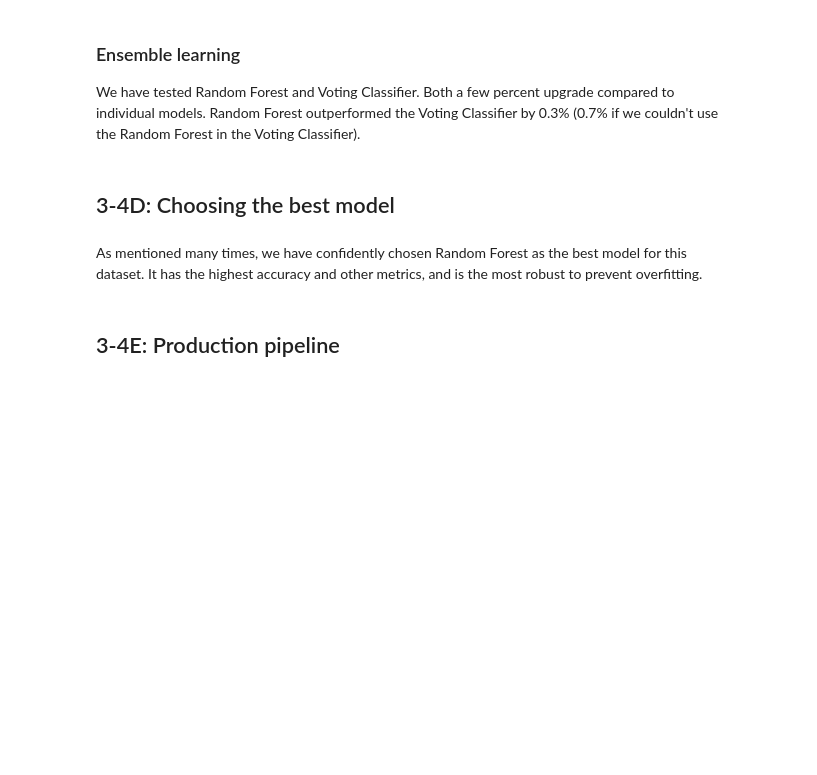
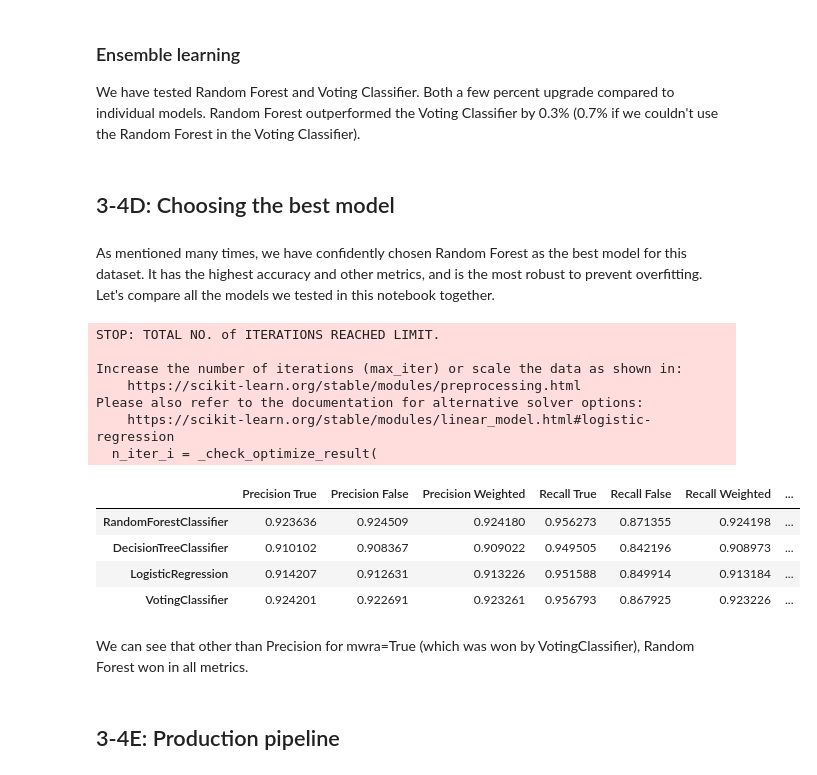
Before and after one commit to MartinH2k3/IAUProject, a Jupyter notebook: Phase3M.ipynb, the cells around one changed output. Drawn from its saved outputs; the diff is of its cells as text; code cells hidden in the pictures; blank space fills up the shorter version.

```diff
--- a/Phase3M.ipynb
+++ b/Phase3M.ipynb
@@ -1151,6 +1151,62 @@ We have tested Random Forest and Voting Classifier. Both a few percent upgrade c
 ## 3-4D: Choosing the best model
 # %% [markdown]
 As mentioned many times, we have confidently chosen Random Forest as the best model for this dataset. It has the highest accuracy and other metrics, and is the most robust to prevent overfitting.
+Let's compare all the models we tested in this notebook together.
+# %%
+def final_compare(*_predictors: BaseEstimator):
+    def _test_metrics(predicted_test, real_test) -> dict:
+        test_precision_scores   = precision_score(real_test, predicted_test, average=None)
+        test_precision_true     = test_precision_scores[0]
+        test_precision_false    = test_precision_scores[1]
+        test_precision_weighted = precision_score(real_test, predicted_test, average='weighted')
+        test_recall_scores      = recall_score(real_test, predicted_test, average=None)
+        test_recall_false       = test_recall_scores[0]
+        test_recall_true        = test_recall_scores[1]
+        test_recall_weighted    = recall_score(real_test, predicted_test, average='weighted')
+        test_accuracy           = accuracy_score(real_test, predicted_test)
+
+        return {
+            "Precision True": test_precision_true,
+            "Precision False": test_precision_false,
+            "Precision Weighted": test_precision_weighted,
+            "Recall True": test_recall_true,
+            "Recall False": test_recall_false,
+            "Recall Weighted": test_recall_weighted,
+            "Accuracy": test_accuracy,
+        }
+
+    _df = pd.DataFrame()
+    for _predictor in _predictors:
+        _predictor.fit(X_train, y_train)
+        _y_pred = _predictor.predict(X_test)
+
+        _metrics = _test_metrics(_y_pred,  y_test)
+        _df = pd.concat([_df, pd.DataFrame(_metrics, index=[_predictor.__class__.__name__])])
+    return _df
+# %%
+model1 = RandomForestClassifier(**{'criterion': 'entropy', 'max_depth': 16, 'min_samples_split': 5, 'n_estimators': 150, 'random_state': 66})
+model2 = tree.DecisionTreeClassifier(**{'criterion': 'entropy', 'max_depth': 7, 'max_features': None, 'min_samples_leaf': 4, 'min_samples_split': 35})
+model3 = LogisticRegression(**{'C': 0.01, 'class_weight': None, 'max_iter': 300, 'penalty': 'l2', 'solver': 'lbfgs'})
+model4 = GradientBoostingClassifier()
+final_compare(  RandomForestClassifier(**{'criterion': 'entropy', 'max_depth': 16, 'min_samples_split': 5, 'n_estimators': 150, 'random_state': 66}),
+                tree.DecisionTreeClassifier(**{'criterion': 'entropy', 'max_depth': 7, 'max_features': None, 'min_samples_leaf': 4, 'min_samples_split': 35}),
+                LogisticRegression(**{'C': 0.01, 'class_weight': None, 'max_iter': 300, 'penalty': 'l2', 'solver': 'lbfgs'}),
+                VotingClassifier(estimators=[('rf', model1), ('dt', model2), ('lr', model3), ('gb', model4)], voting='soft', n_jobs=-1),)
+# %% [output]
+STOP: TOTAL NO. of ITERATIONS REACHED LIMIT.
+
+Increase the number of iterations (max_iter) or scale the data as shown in:
+    https://scikit-learn.org/stable/modules/preprocessing.html
+Please also refer to the documentation for alternative solver options:
+    https://scikit-learn.org/stable/modules/linear_model.html#logistic-regression
+  n_iter_i = _check_optimize_result(
+|  | Precision True | Precision False | Precision Weighted | Recall True | Recall False | Recall Weighted | ... |
+| RandomForestClassifier | 0.923636 | 0.924509 | 0.924180 | 0.956273 | 0.871355 | 0.924198 | ... |
+| DecisionTreeClassifier | 0.910102 | 0.908367 | 0.909022 | 0.949505 | 0.842196 | 0.908973 | ... |
+| LogisticRegression | 0.914207 | 0.912631 | 0.913226 | 0.951588 | 0.849914 | 0.913184 | ... |
+| VotingClassifier | 0.924201 | 0.922691 | 0.923261 | 0.956793 | 0.867925 | 0.923226 | ... |
+# %% [markdown]
+We can see that other than Precision for mwra=True (which was won by VotingClassifier), Random Forest won in all metrics.
 # %% [markdown]
 ## 3-4E: Production pipeline
 # %% [markdown]
```
